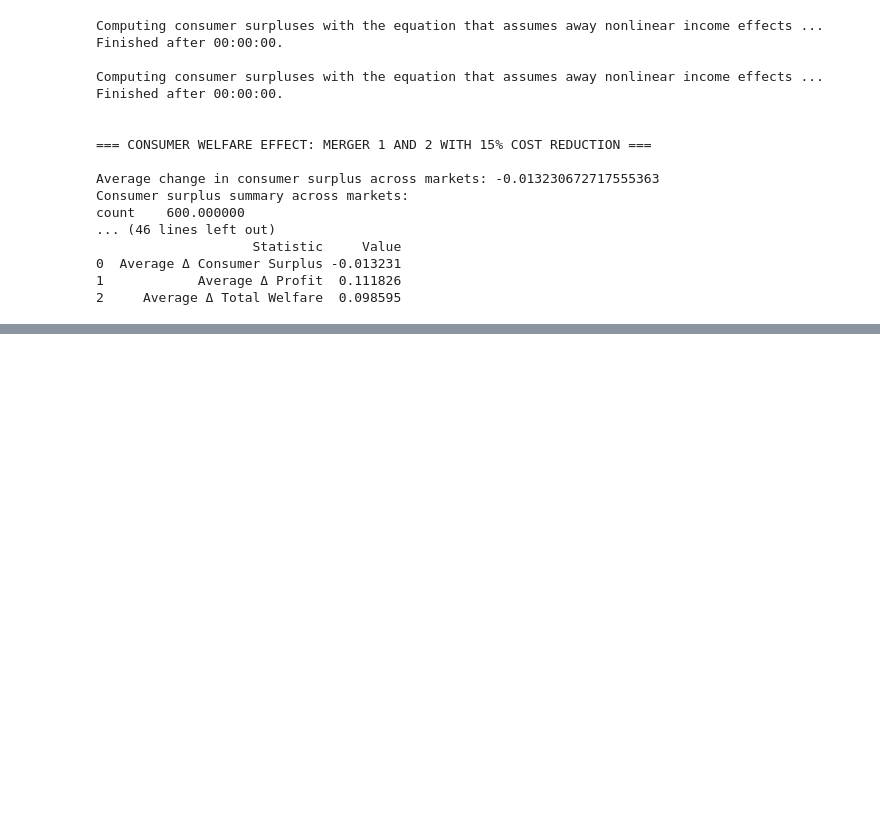
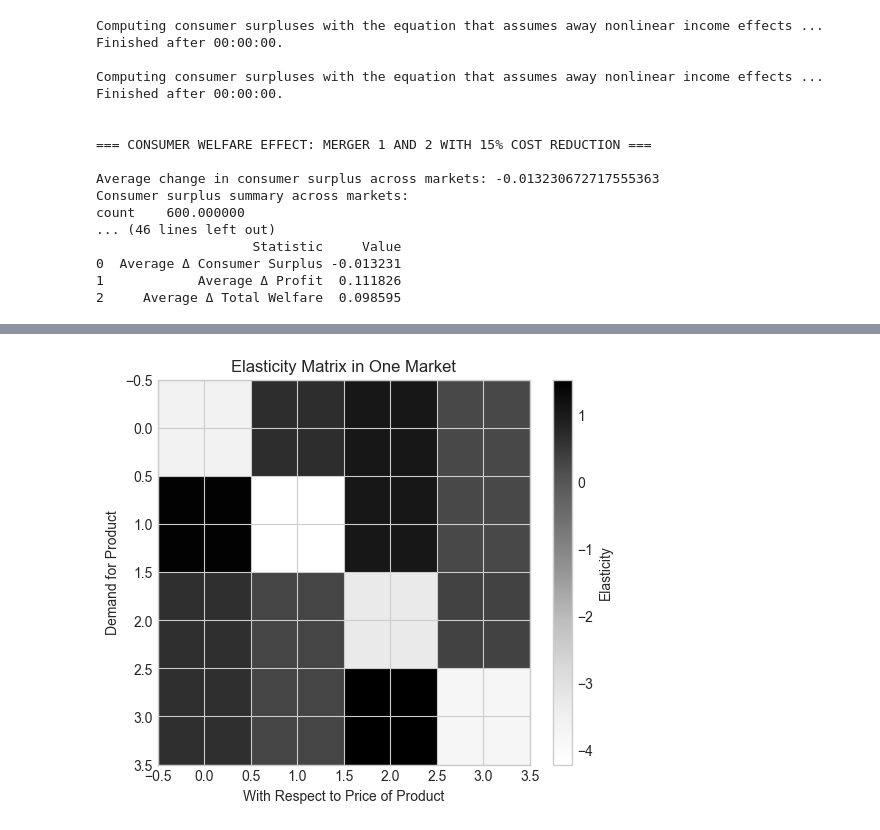
Before and after one commit to Nardeen-A/Supply-and-Demand, a Jupyter notebook: 3/pyblp.ipynb, the cells around one changed output, grey strips where cells are left out. Saved outputs shown, nothing was run; the diff lists cells and outputs as text; code cells hidden in the pictures; blank space fills up the shorter version.

```diff
--- a/3/pyblp.ipynb
+++ b/3/pyblp.ipynb
@@ -777,0 +883,11 @@ count    600.000000
+# %%
+elasticity_market = results_joint.compute_elasticities(market_id=df["market_ids"].iloc[0])
+
+plt.figure(figsize=(6,5))
+plt.imshow(elasticity_market, aspect="auto")
+plt.colorbar(label="Elasticity")
+plt.xlabel("With Respect to Price of Product")
+plt.ylabel("Demand for Product")
+plt.title("Elasticity Matrix in One Market")
+plt.show()
+# %% [output]
@@ -777,0 +896 @@ count    600.000000
+[figure, added]
```
Also changed, not shown: parts of 9 cells of this notebook, 3 other files.
